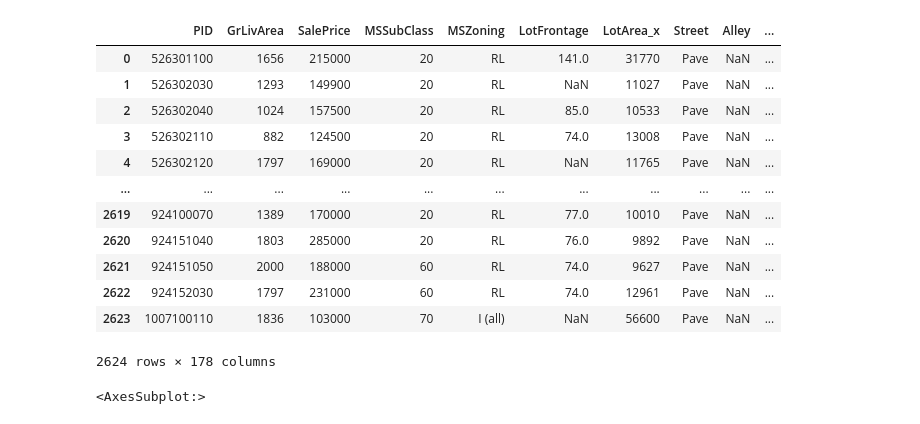
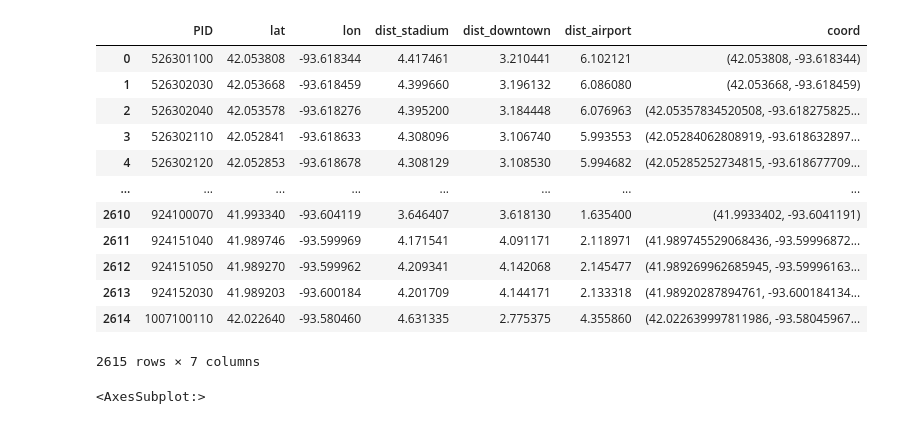
Before and after one commit to DarishSakeesing/housing-price-prediction, a Jupyter notebook: Chitra/location_mapping/ames_map.ipynb, the cells around one changed output. Saved outputs shown, nothing was run; the diff lists cells and outputs as text; code cells hidden in the pictures.

```diff
--- a/Chitra/location_mapping/ames_map.ipynb
+++ b/Chitra/location_mapping/ames_map.ipynb
@@ -11,21 +12,21 @@ mappingData = pd.read_csv('./full_wCoord.csv')
 shapefile = './Ames/Ames Precincts.shp'
 df_neighbourhoods=gp.read_file(shapefile)
-# %%
-mappingData
-# %% [output]
-|  | PID | GrLivArea | SalePrice | MSSubClass | MSZoning | LotFrontage | LotArea_x | Street | Alley | ... |
-| 0 | 526301100 | 1656 | 215000 | 20 | RL | 141.0 | 31770 | Pave | NaN | ... |
-| 1 | 526302030 | 1293 | 149900 | 20 | RL | NaN | 11027 | Pave | NaN | ... |
-| 2 | 526302040 | 1024 | 157500 | 20 | RL | 85.0 | 10533 | Pave | NaN | ... |
-| 3 | 526302110 | 882 | 124500 | 20 | RL | 74.0 | 13008 | Pave | NaN | ... |
-| 4 | 526302120 | 1797 | 169000 | 20 | RL | NaN | 11765 | Pave | NaN | ... |
-| ... | ... | ... | ... | ... | ... | ... | ... | ... | ... | ... |
-| 2619 | 924100070 | 1389 | 170000 | 20 | RL | 77.0 | 10010 | Pave | NaN | ... |
-| 2620 | 924151040 | 1803 | 285000 | 20 | RL | 76.0 | 9892 | Pave | NaN | ... |
-| 2621 | 924151050 | 2000 | 188000 | 60 | RL | 74.0 | 9627 | Pave | NaN | ... |
-| 2622 | 924152030 | 1797 | 231000 | 60 | RL | 74.0 | 12961 | Pave | NaN | ... |
-| 2623 | 1007100110 | 1836 | 103000 | 70 | I (all) | NaN | 56600 | Pave | NaN | ... |
-2624 rows × 178 columns
+# %%
+mappingData2
+# %% [output]
+|  | PID | lat | lon | dist_stadium | dist_downtown | dist_airport | coord |
+| 0 | 526301100 | 42.053808 | -93.618344 | 4.417461 | 3.210441 | 6.102121 | (42.053808, -93.618344) |
+| 1 | 526302030 | 42.053668 | -93.618459 | 4.399660 | 3.196132 | 6.086080 | (42.053668, -93.618459) |
+| 2 | 526302040 | 42.053578 | -93.618276 | 4.395200 | 3.184448 | 6.076963 | (42.05357834520508, -93.618275825... |
+| 3 | 526302110 | 42.052841 | -93.618633 | 4.308096 | 3.106740 | 5.993553 | (42.05284062808919, -93.618632897... |
+| 4 | 526302120 | 42.052853 | -93.618678 | 4.308129 | 3.108530 | 5.994682 | (42.05285252734815, -93.618677709... |
+| ... | ... | ... | ... | ... | ... | ... | ... |
+| 2610 | 924100070 | 41.993340 | -93.604119 | 3.646407 | 3.618130 | 1.635400 | (41.9933402, -93.6041191) |
+| 2611 | 924151040 | 41.989746 | -93.599969 | 4.171541 | 4.091171 | 2.118971 | (41.989745529068436, -93.59996872... |
+| 2612 | 924151050 | 41.989270 | -93.599962 | 4.209341 | 4.142068 | 2.145477 | (41.989269962685945, -93.59996163... |
+| 2613 | 924152030 | 41.989203 | -93.600184 | 4.201709 | 4.144171 | 2.133318 | (41.98920287894761, -93.600184134... |
+| 2614 | 1007100110 | 42.022640 | -93.580460 | 4.631335 | 2.775375 | 4.355860 | (42.022639997811986, -93.58045967... |
+2615 rows × 7 columns
 # %%
 def convert_latitude(coordinate):
     return float(str(coordinate).replace("(","").replace(")","").split(",")[0])
```
Also changed, not shown: parts of 4 cells of this notebook.
